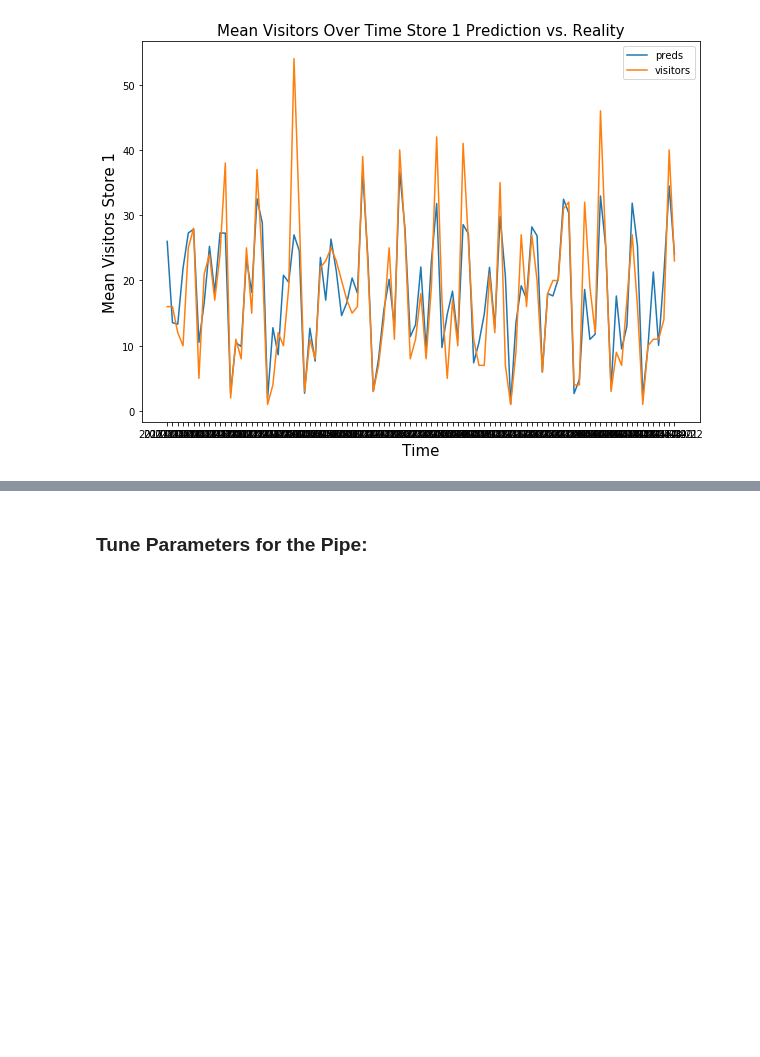
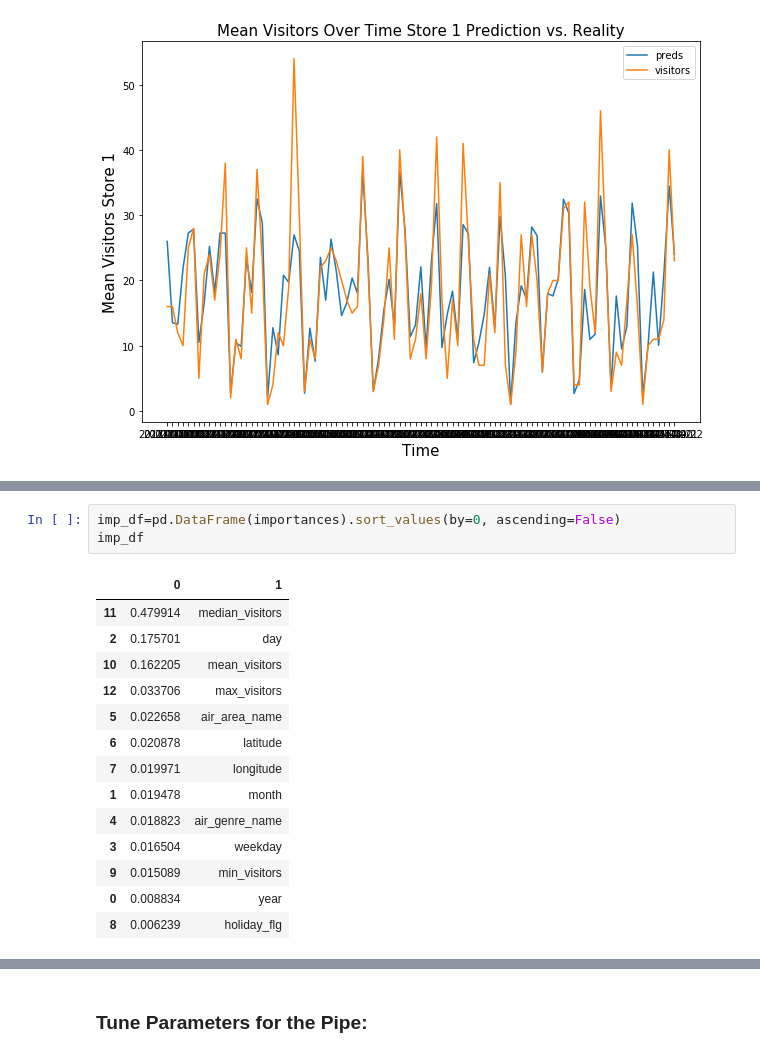
Before and after one commit to apavlova91/CaptstoneRestaurantForcasting, a Jupyter notebook: code/1_2_ModelingAnalysis.ipynb, the cells around one changed output, grey strips where cells are left out. Saved outputs shown, nothing was run; the diff lists cells and outputs as text; blank space fills up the shorter version.

```diff
--- a/code/1_2_ModelingAnalysis.ipynb
+++ b/code/1_2_ModelingAnalysis.ipynb
@@ -701,0 +777,18 @@ plt.legend()
+# %%
+imp_df=pd.DataFrame(importances).sort_values(by=0, ascending=False)
+imp_df
+# %% [output]
+|  | 0 | 1 |
+| 11 | 0.479914 | median_visitors |
+| 2 | 0.175701 | day |
+| 10 | 0.162205 | mean_visitors |
+| 12 | 0.033706 | max_visitors |
+| 5 | 0.022658 | air_area_name |
+| 6 | 0.020878 | latitude |
+| 7 | 0.019971 | longitude |
+| 1 | 0.019478 | month |
+| 4 | 0.018823 | air_genre_name |
+| 3 | 0.016504 | weekday |
+| 9 | 0.015089 | min_visitors |
+| 0 | 0.008834 | year |
+| 8 | 0.006239 | holiday_flg |
```
Also changed, not shown: parts of 59 cells of this notebook, 4 other files.
